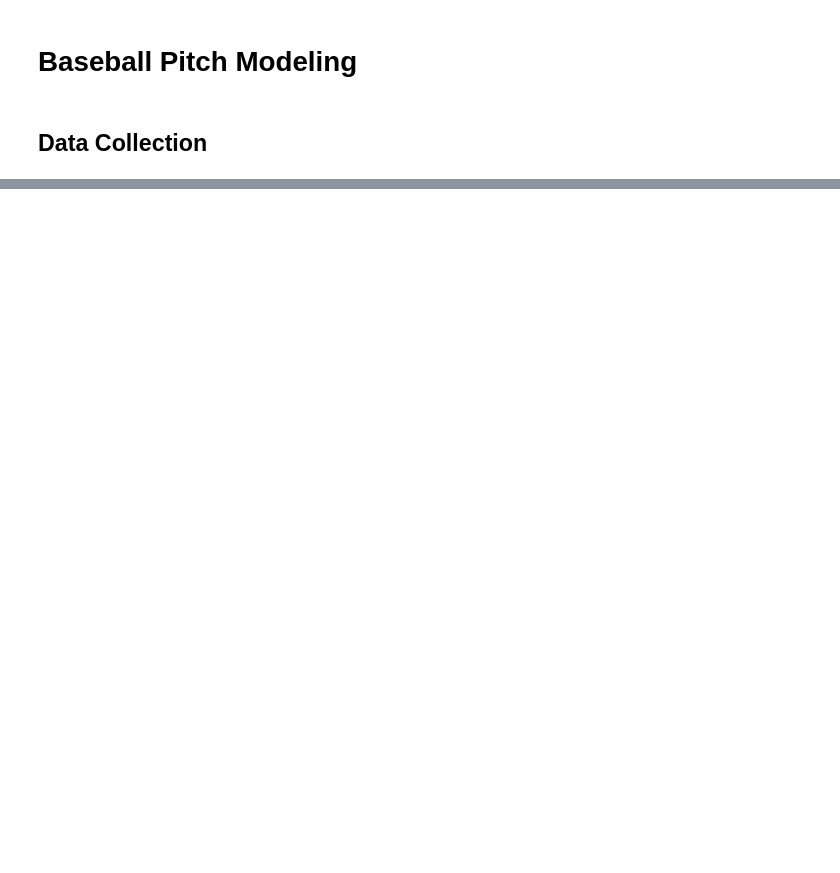
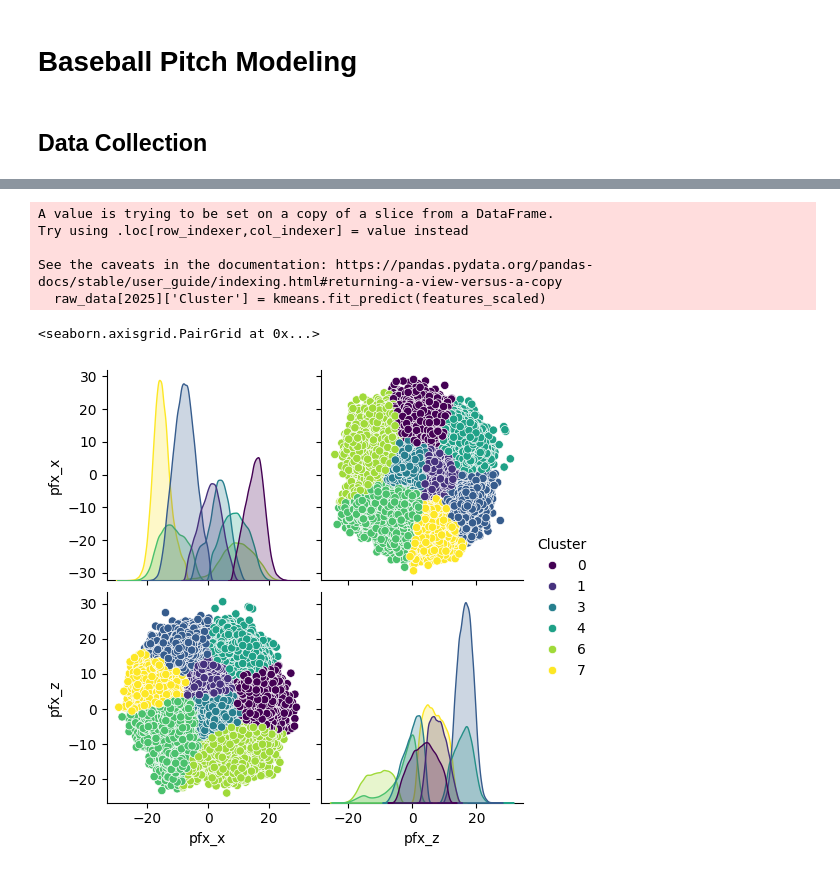
Before and after one commit to jasonli04/mlb-pitch-clustering-analytics, a Jupyter notebook: modeling.ipynb, the cells around one changed output, grey strips where cells are left out. Saved outputs shown, nothing was run; the diff lists cells and outputs as text; code cells hidden in the pictures; blank space fills up the shorter version.

```diff
--- a/modeling.ipynb
+++ b/modeling.ipynb
@@ -112,0 +284,13 @@ KeyError: 'game_type'
+# %%
+kmeans = KMeans(n_clusters=8, random_state=42)
+raw_data[2025]['Cluster'] = kmeans.fit_predict(features_scaled)
+
+sns.pairplot(raw_data[2025][['pfx_x', 'pfx_z' ,'Cluster']], hue='Cluster', palette='viridis', diag_kind='kde', markers='o')
+# %% [output]
+A value is trying to be set on a copy of a slice from a DataFrame.
+Try using .loc[row_indexer,col_indexer] = value instead
+
+See the caveats in the documentation: https://pandas.pydata.org/pandas-docs/stable/user_guide/indexing.html#returning-a-view-versus-a-copy
+  raw_data[2025]['Cluster'] = kmeans.fit_predict(features_scaled)
+<seaborn.axisgrid.PairGrid at 0x...>
+[figure, added]
```
Also changed, not shown: parts of 11 cells of this notebook.
